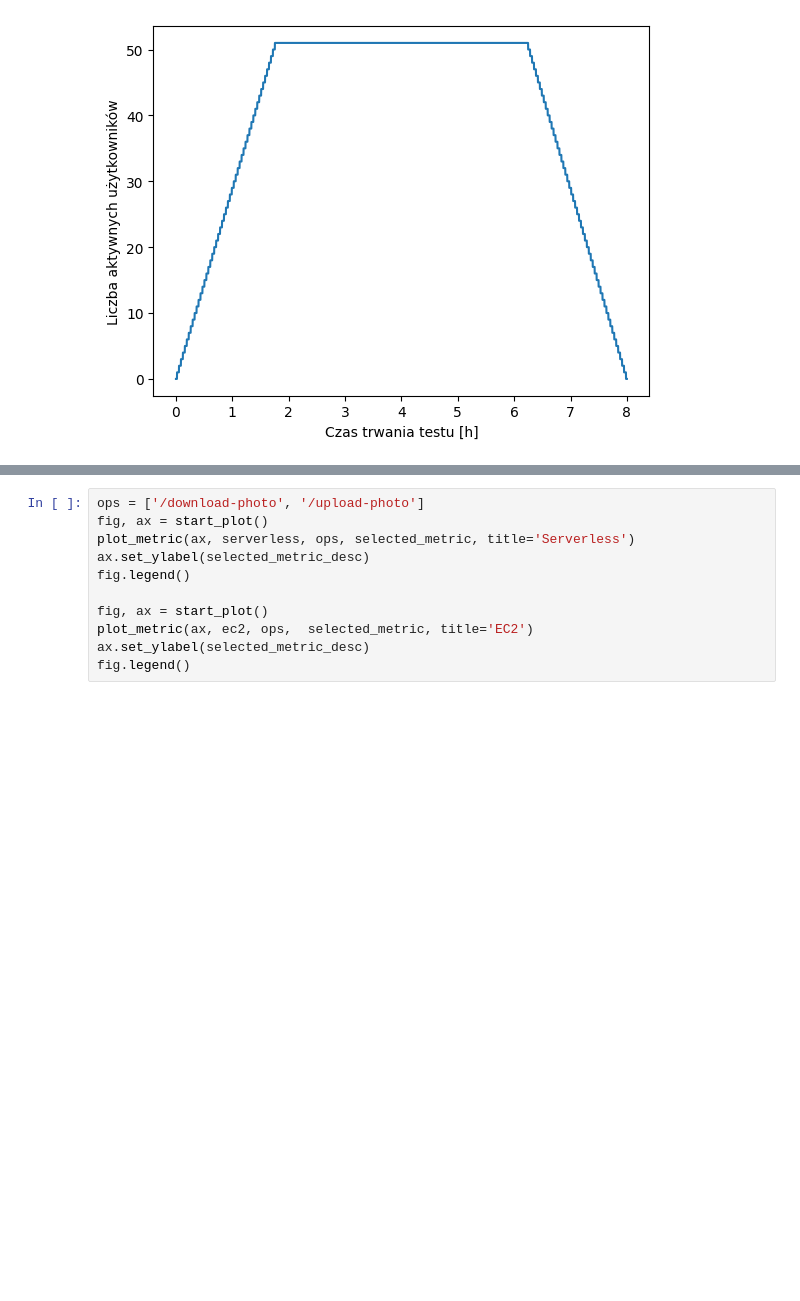
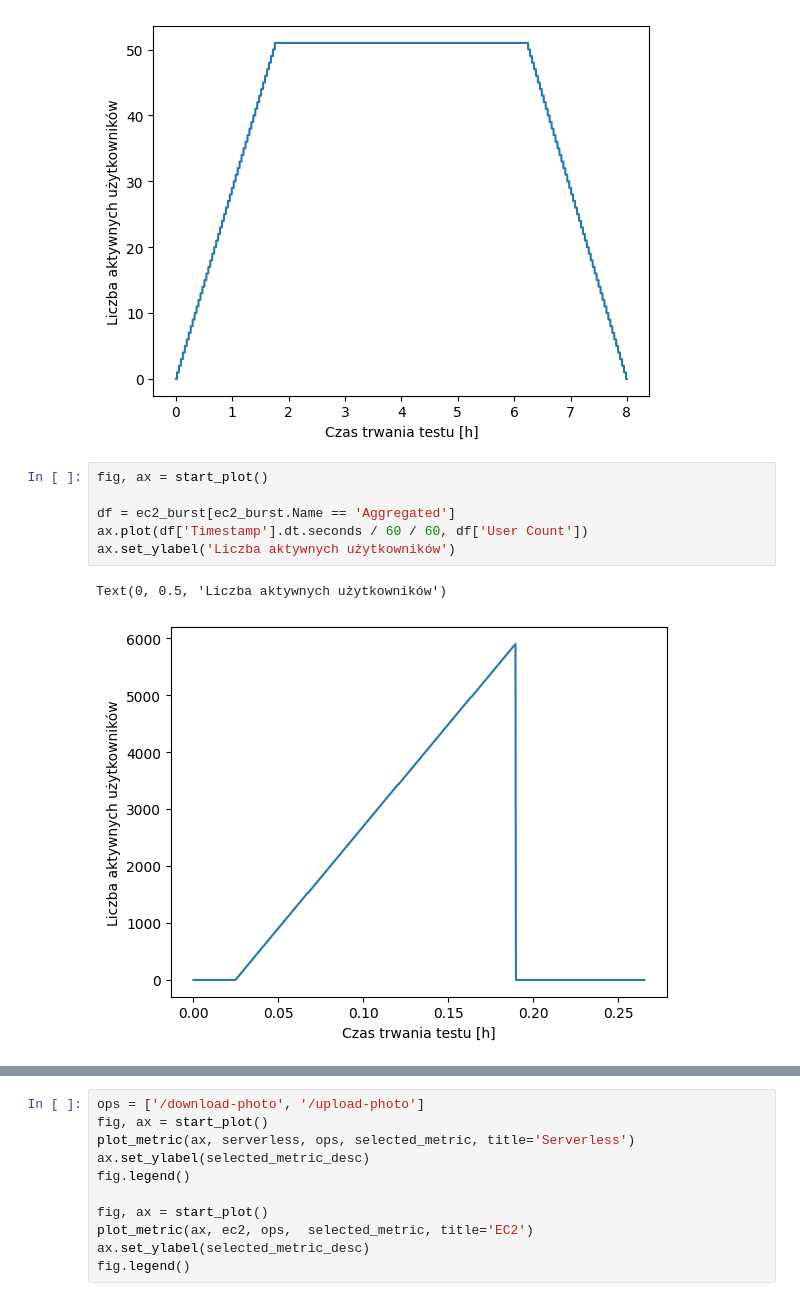
Before and after one commit to moreno-models/api, a Jupyter notebook: analysis/locust_steady.ipynb, the cells around one changed output, grey strips where cells are left out. Cells and saved outputs as stored; diff of their text form; blank space fills up the shorter version.

```diff
--- a/analysis/steady_locust.ipynb
+++ b/analysis/locust_steady.ipynb
@@ -58,6 +60,15 @@ ax.set_ylabel('Liczba aktywnych użytkowników')
 # %% [output]
 Text(0, 0.5, 'Liczba aktywnych użytkowników')
 [figure]
+# %%
+fig, ax = start_plot()
+
+df = ec2_burst[ec2_burst.Name == 'Aggregated']
+ax.plot(df['Timestamp'].dt.seconds / 60 / 60, df['User Count'])
+ax.set_ylabel('Liczba aktywnych użytkowników')
+# %% [output]
+Text(0, 0.5, 'Liczba aktywnych użytkowników')
+[figure, added]
 # %%
 def plot_metric(ax, df, allowlist, y, prefix=None, title=None, suffix=True, type='median', period='5T', **kwargs):
     if type == 'median':
```
Also changed, not shown: parts of 5 cells of this notebook, 9 other files.
